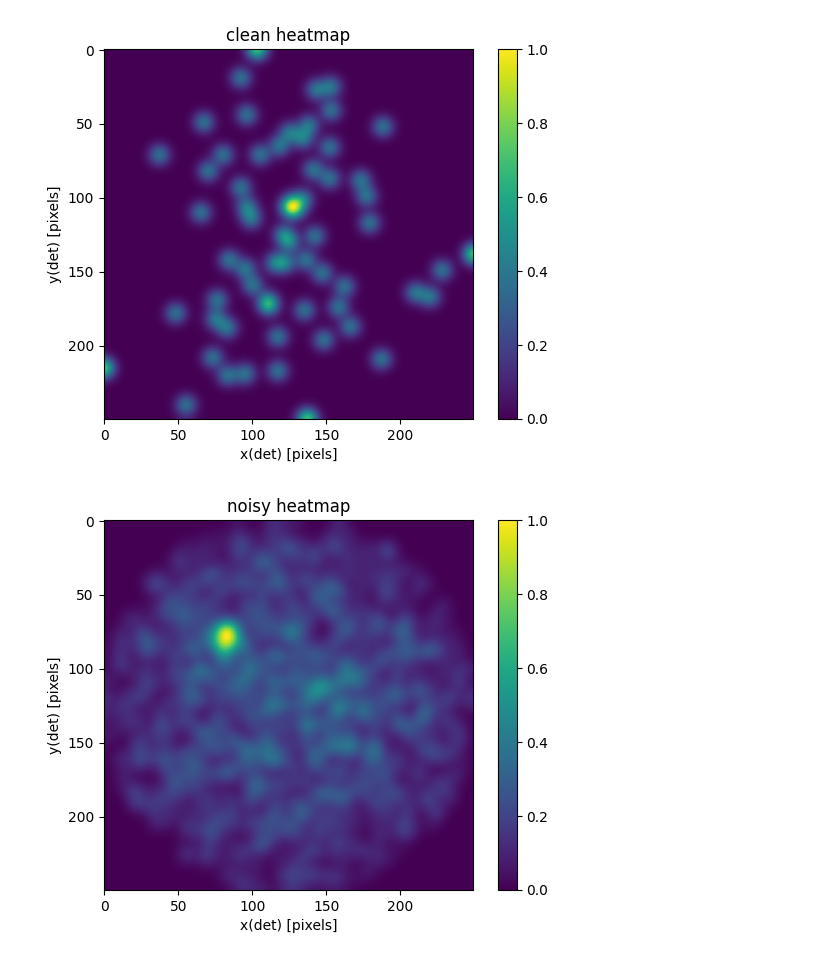
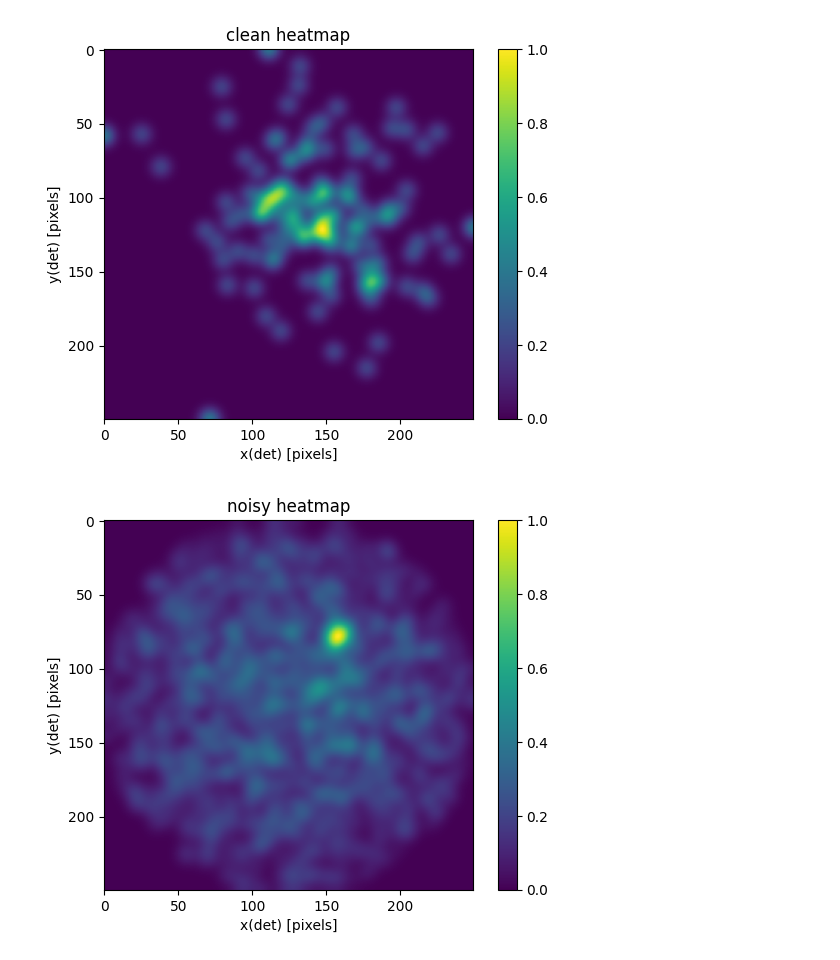
Before and after one commit to ambra-dipiano/astroAI, a Jupyter notebook: astroai/notebooks/cnn-cleaner.ipynb, the cells around one changed output. Saved outputs shown, nothing was run; the diff lists cells and outputs as text; code cells hidden in the pictures.

```diff
--- a/astroai/notebooks/cnn-cleaner.ipynb
+++ b/astroai/notebooks/cnn-cleaner.ipynb
@@ -5,11 +5,11 @@ from os import listdir
 from os.path import join, isfile
 
 # info tables
-src_info = f'/data01/homes/dipiano/E4/z60_NLST/crab/theoretical/merged_data.dat'
-bkg_info = f'/data01/homes/dipiano/E4/z60_NLST/crab/sim/merged_data.dat'
+src_info = f'/data01/homes/dipiano/E4/irf_random/crab_only/sim/merged_simulator_data.dat'
+bkg_info = f'/data01/homes/dipiano/E4/irf_random/crab/sim/merged_simulator_data.dat'
 
 # dataset
-filename = '/data01/homes/dipiano/E4/z60_NLST/cleaning_50s_5sgm_1000sz.npy'
+filename = '/data01/homes/dipiano/E4/irf_random/clean_50s_5sgm_5000sz.npy'
 ds = np.load(filename, allow_pickle=True, encoding='latin1', fix_imports=True).flat[0]
 print(f"Classes: {ds.keys()}\n")
 print(f"\nSRC dataset size: {len(ds['SRC'])}")
@@ -40,11 +60,11 @@ Test labenoicyls: (200, 250, 250, 1)
 # %%
 from astroai.tools.utils import plot_heatmap
 
-plot_heatmap(train_clean[0], title=f'clean heatmap', show=True, save=False, save_name=None)
+plot_heatmap(train_clean[6], title=f'clean heatmap', show=True, save=False, save_name=None)
 plot_heatmap(train_noisy[0], title=f'noisy heatmap', show=True, save=False, save_name=None)
 # %% [output]
-[figure, old version]
+[figure, new version]
-[figure, old version]
+[figure, new version]
 # %%
 import tensorflow as tf
 from datetime import datetime
```
Also changed, not shown: parts of 6 cells of this notebook, 1 other file.
